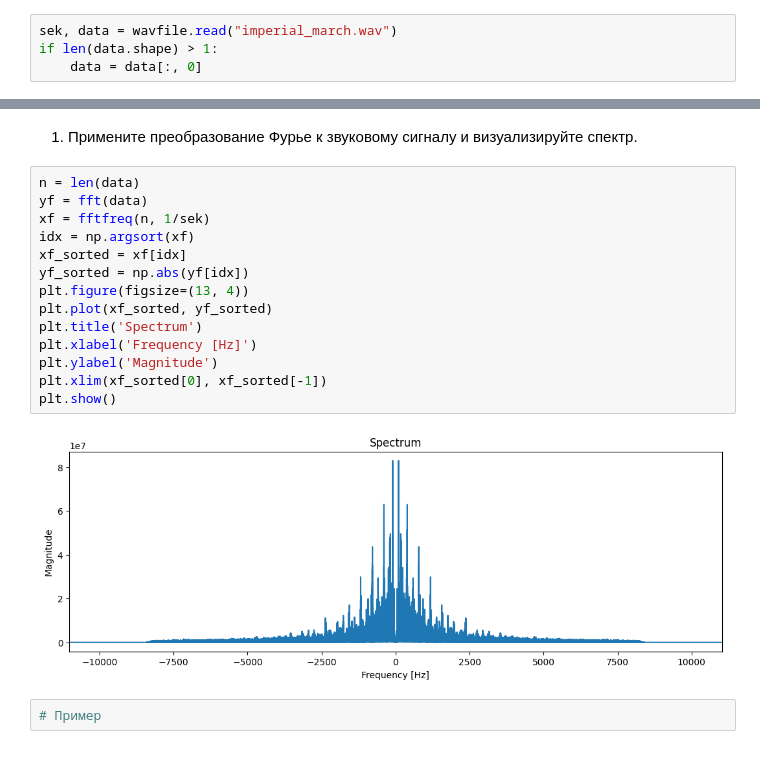
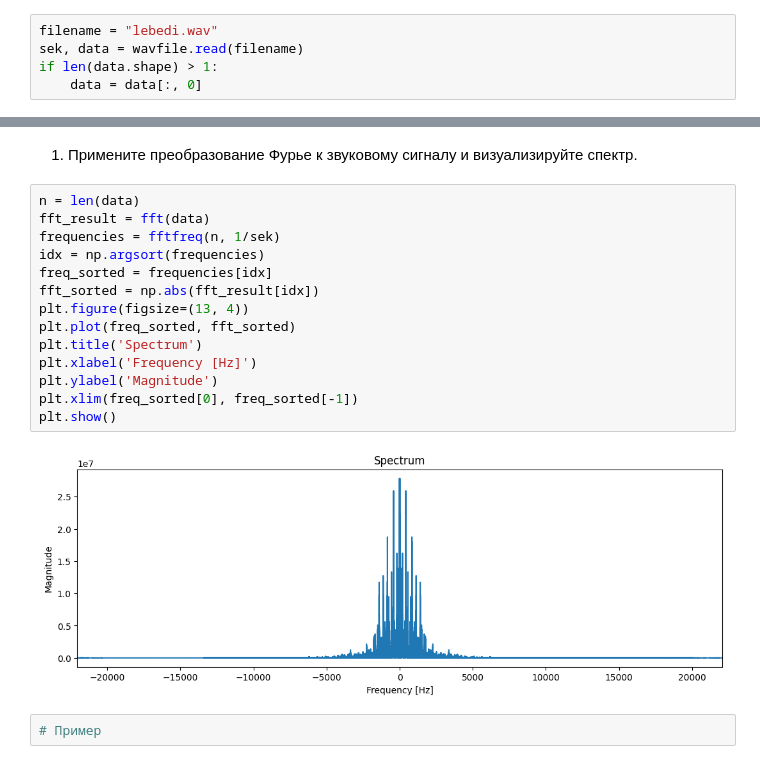
Before and after one commit to alexmordashov/computer_math, a Jupyter notebook: 9. Генерация сигналов и преобразования Фурье/Практическая_работа_№9_Генерация_сигналов_и_преобразования_Фурье.ipynb, the cells around one changed output, grey strips where cells are left out. Cells and saved outputs as stored; diff of their text form.

```diff
--- a/9. Генерация сигналов и преобразования Фурье/Практическая_работа_№9_Генерация_сигналов_и_преобразования_Фурье.ipynb
+++ b/9. Генерация сигналов и преобразования Фурье/Практическая_работа_№9_Генерация_сигналов_и_преобразования_Фурье.ipynb
@@ -325,7 +326,8 @@ from scipy.io import wavfile
 # %% [markdown]
 1. Используйте библиотеку `scipy.io.wavfile` для чтения звукового файла.
 # %%
-sek, data = wavfile.read("imperial_march.wav")
+filename = "lebedi.wav"
+sek, data = wavfile.read(filename)
 if len(data.shape) > 1:
     data = data[:, 0]
 # %% [markdown]
@@ -353,20 +354,20 @@ plt.show()
 1. Примените преобразование Фурье к звуковому сигналу и визуализируйте спектр.
 # %%
 n = len(data)
-yf = fft(data)
-xf = fftfreq(n, 1/sek)
-idx = np.argsort(xf)
-xf_sorted = xf[idx]
-yf_sorted = np.abs(yf[idx])
+fft_result = fft(data)
+frequencies = fftfreq(n, 1/sek)
+idx = np.argsort(frequencies)
+freq_sorted = frequencies[idx]
+fft_sorted = np.abs(fft_result[idx])
 plt.figure(figsize=(13, 4))
-plt.plot(xf_sorted, yf_sorted)
+plt.plot(freq_sorted, fft_sorted)
 plt.title('Spectrum')
 plt.xlabel('Frequency [Hz]')
 plt.ylabel('Magnitude')
-plt.xlim(xf_sorted[0], xf_sorted[-1])
+plt.xlim(freq_sorted[0], freq_sorted[-1])
 plt.show()
 # %% [output]
-[figure, old version]
+[figure, new version]
 # %%
 # Пример
 # %% [output]
```
Also changed, not shown: parts of 12 cells of this notebook.
